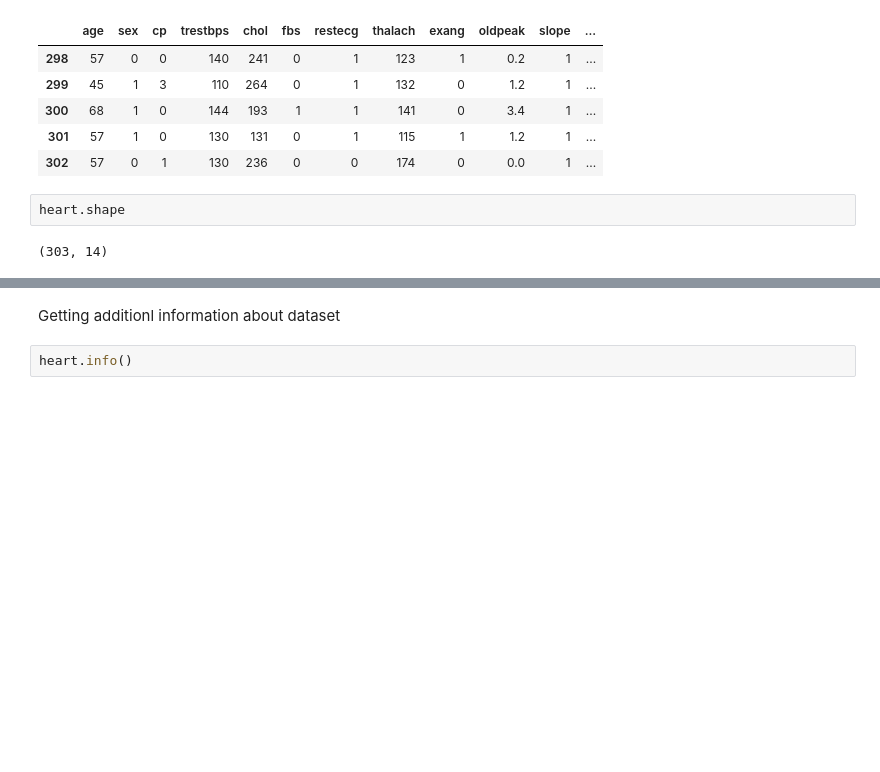
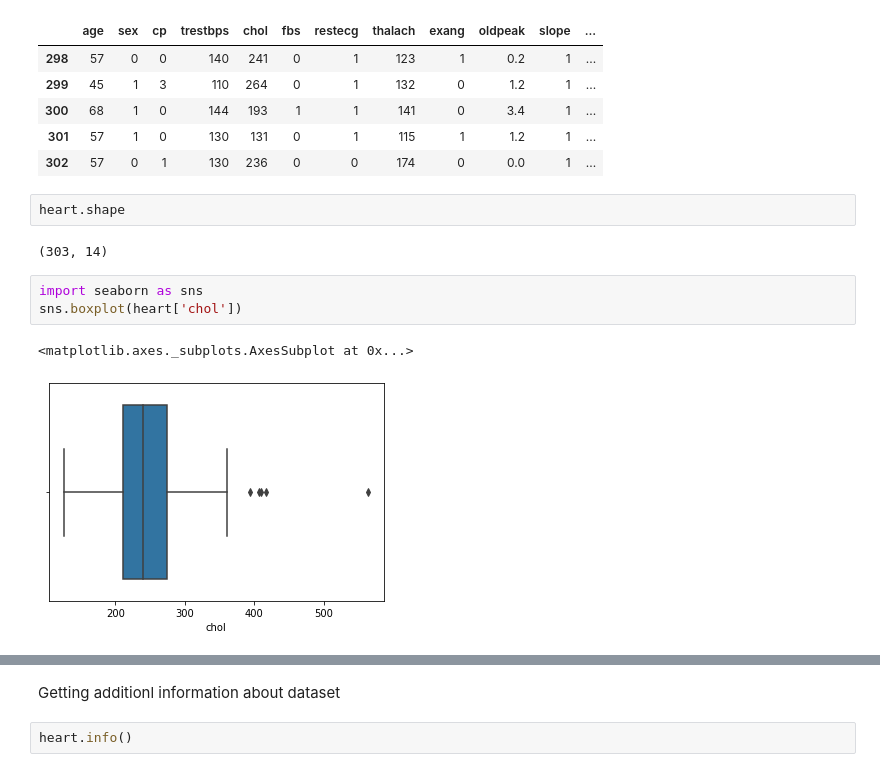
Before and after one commit to covidd13/Heart-Disease-Predictor, a Jupyter notebook: Heart_disease_prediction_using_ML.ipynb, the cells around one changed output, grey strips where cells are left out. Cells and saved outputs as stored; diff of their text form; blank space fills up the shorter version.

```diff
--- a/Heart_disease_prediction_using_ML.ipynb
+++ b/Heart_disease_prediction_using_ML.ipynb
@@ -34,3 +34,9 @@ heart.tail()
 heart.shape
 # %% [output]
 (303, 14)
+# %%
+import seaborn as sns
+sns.boxplot(heart['chol'])
+# %% [output]
+<matplotlib.axes._subplots.AxesSubplot at 0x...>
+[figure, added]
```
Also changed, not shown: parts of 46 cells of this notebook.
